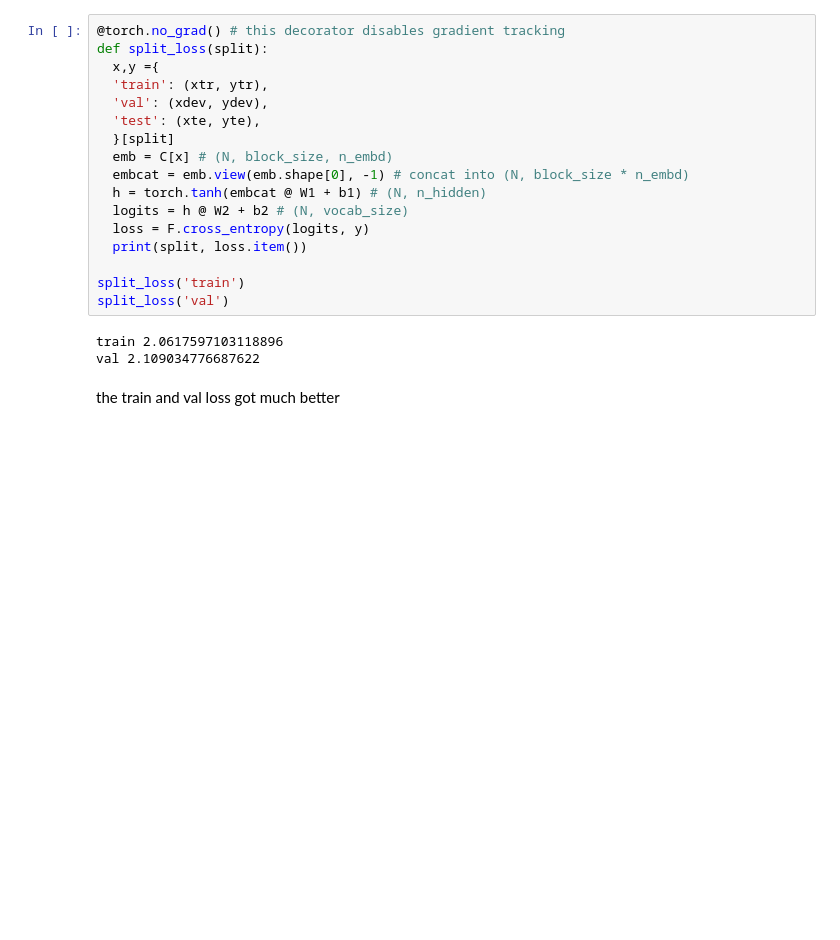
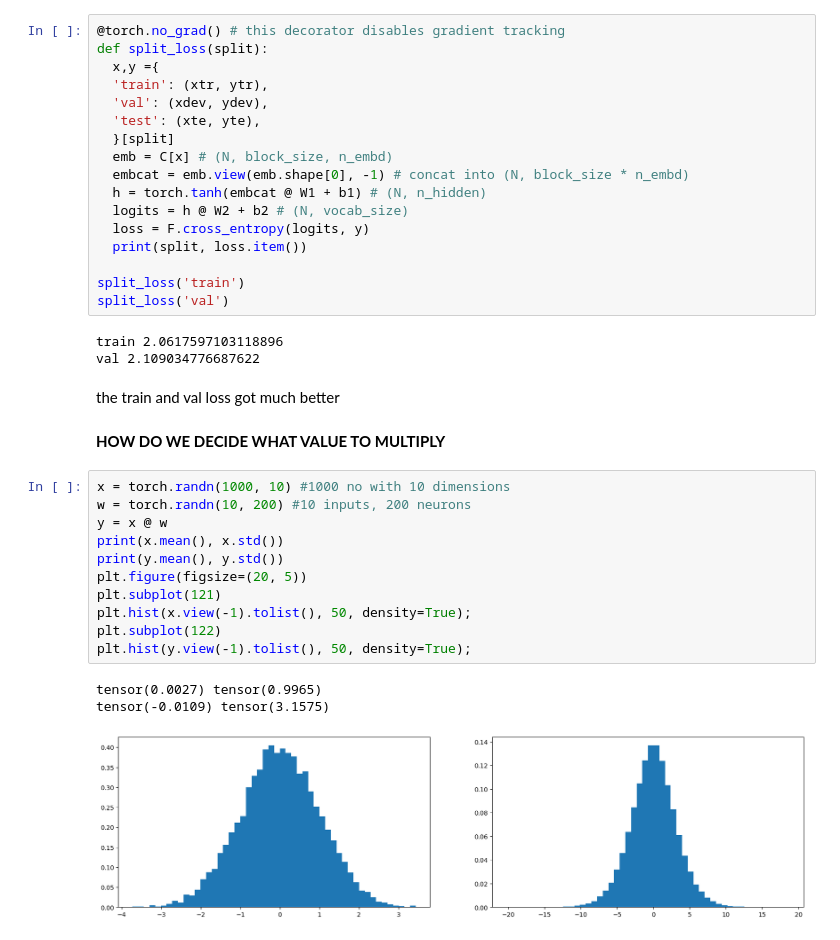
Before and after one commit to gulshan-katankar/language_modelling, a Jupyter notebook: model_3.ipynb, the cells around one changed output. Saved outputs shown, nothing was run; the diff lists cells and outputs as text; blank space fills up the shorter version.

```diff
--- a/model_3.ipynb
+++ b/model_3.ipynb
@@ -391,3 +391,20 @@ train 2.0617597103118896
 val 2.109034776687622
 # %% [markdown]
 the train and val loss got much better
+# %% [markdown]
+**HOW DO WE DECIDE WHAT VALUE TO MULTIPLY**
+# %%
+x = torch.randn(1000, 10) #1000 no with 10 dimensions
+w = torch.randn(10, 200) #10 inputs, 200 neurons
+y = x @ w
+print(x.mean(), x.std())
+print(y.mean(), y.std())
+plt.figure(figsize=(20, 5))
+plt.subplot(121)
+plt.hist(x.view(-1).tolist(), 50, density=True);
+plt.subplot(122)
+plt.hist(y.view(-1).tolist(), 50, density=True);
+# %% [output]
+tensor(0.0027) tensor(0.9965)
+tensor(-0.0109) tensor(3.1575)
+[figure, added]
```
Also changed, not shown: parts of 11 cells of this notebook.
